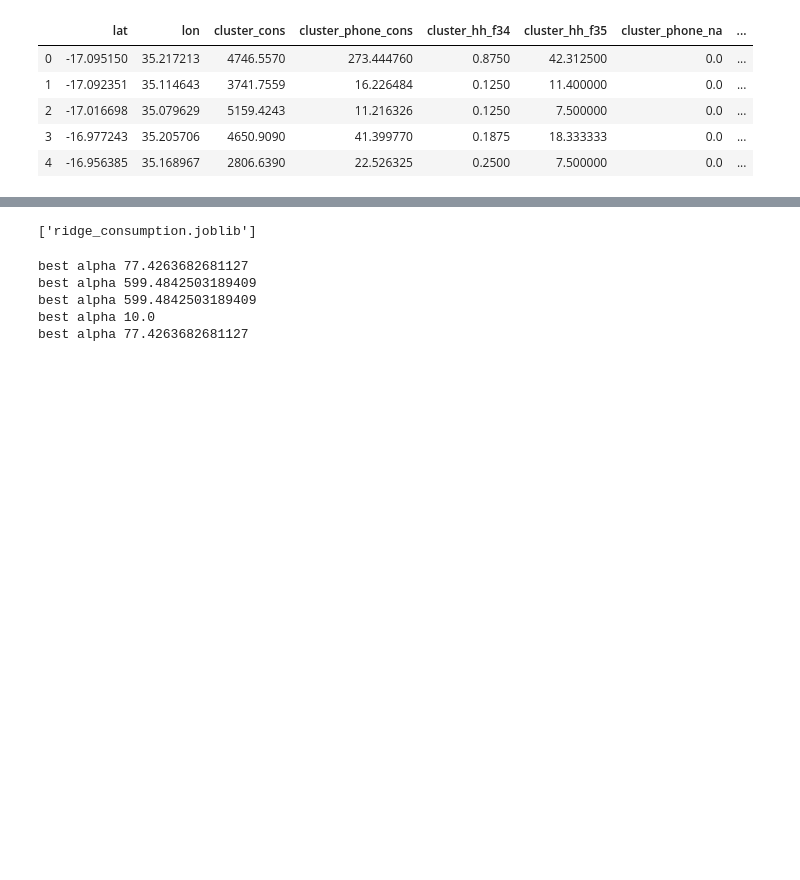
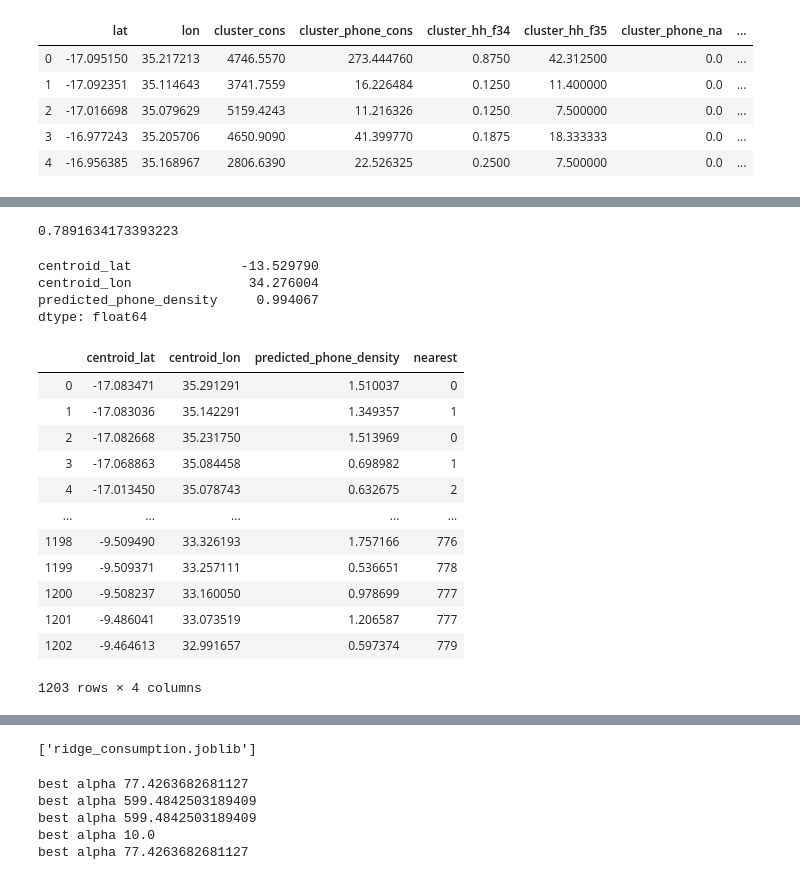
Before and after one commit to edwardoughton/taddle, a Jupyter notebook: jatin/modeling.ipynb, the cells around one changed output, grey strips where cells are left out. Saved outputs shown, nothing was run; the diff lists cells and outputs as text; code cells hidden in the pictures; blank space fills up the shorter version.

```diff
--- a/jatin/modeling.ipynb
+++ b/jatin/modeling.ipynb
@@ -17,0 +29,11 @@ clusters.head()
+# %%
+clusters['cluster_hh_f34'].mean()
+# %% [output]
+0.7891634173393223
+# %%
+total_country.mean()
+# %% [output]
+centroid_lat              -13.529790
+centroid_lon               34.276004
+predicted_phone_density     0.994067
+dtype: float64
@@ -17,0 +48,16 @@ clusters.head()
+# %%
+total_country
+# %% [output]
+|  | centroid_lat | centroid_lon | predicted_phone_density | nearest |
+| 0 | -17.083471 | 35.291291 | 1.510037 | 0 |
+| 1 | -17.083036 | 35.142291 | 1.349357 | 1 |
+| 2 | -17.082668 | 35.231750 | 1.513969 | 0 |
+| 3 | -17.068863 | 35.084458 | 0.698982 | 1 |
+| 4 | -17.013450 | 35.078743 | 0.632675 | 2 |
+| ... | ... | ... | ... | ... |
+| 1198 | -9.509490 | 33.326193 | 1.757166 | 776 |
+| 1199 | -9.509371 | 33.257111 | 0.536651 | 778 |
+| 1200 | -9.508237 | 33.160050 | 0.978699 | 777 |
+| 1201 | -9.486041 | 33.073519 | 1.206587 | 777 |
+| 1202 | -9.464613 | 32.991657 | 0.597374 | 779 |
+1203 rows × 4 columns
```
Also changed, not shown: parts of 13 cells of this notebook, 4 other files.
